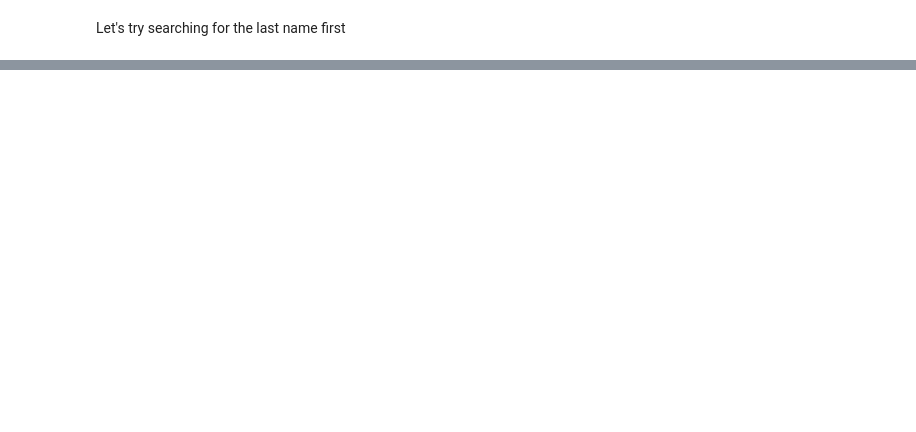
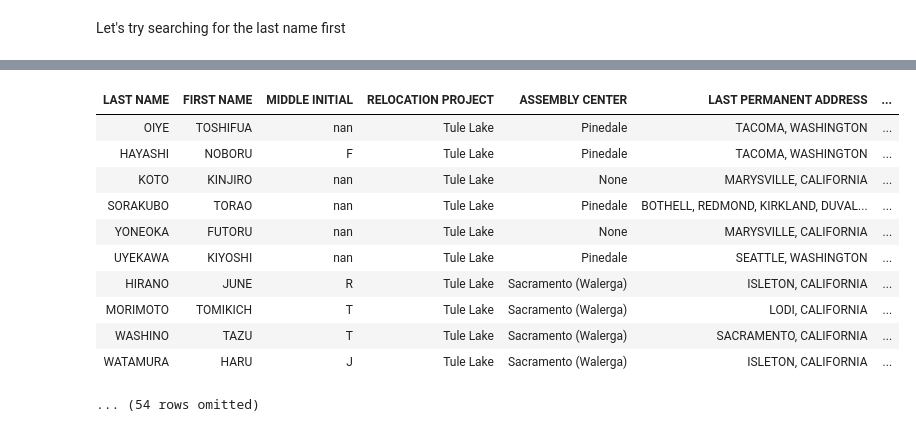
Before and after one commit to data-8/history-88, a Jupyter notebook: query_students.ipynb, the cells around one changed output, grey strips where cells are left out. Drawn from its saved outputs; the diff is of its cells as text; code cells hidden in the pictures; blank space fills up the shorter version.

```diff
--- a/query_students.ipynb
+++ b/query_students.ipynb
@@ -45,0 +86,15 @@ project_counts.barh('RELOCATION PROJECT')
+# %%
+potential_news_writers
+# %% [output]
+| LAST NAME | FIRST NAME | MIDDLE INITIAL | RELOCATION PROJECT | ASSEMBLY CENTER | LAST PERMANENT ADDRESS | ... |
+| OIYE | TOSHIFUA | nan | Tule Lake | Pinedale | TACOMA, WASHINGTON | ... |
+| HAYASHI | NOBORU | F | Tule Lake | Pinedale | TACOMA, WASHINGTON | ... |
+| KOTO | KINJIRO | nan | Tule Lake | None | MARYSVILLE, CALIFORNIA | ... |
+| SORAKUBO | TORAO | nan | Tule Lake | Pinedale | BOTHELL, REDMOND, KIRKLAND, DUVAL... | ... |
+| YONEOKA | FUTORU | nan | Tule Lake | None | MARYSVILLE, CALIFORNIA | ... |
+| UYEKAWA | KIYOSHI | nan | Tule Lake | Pinedale | SEATTLE, WASHINGTON | ... |
+| HIRANO | JUNE | R | Tule Lake | Sacramento (Walerga) | ISLETON, CALIFORNIA | ... |
+| MORIMOTO | TOMIKICH | T | Tule Lake | Sacramento (Walerga) | LODI, CALIFORNIA | ... |
+| WASHINO | TAZU | T | Tule Lake | Sacramento (Walerga) | SACRAMENTO, CALIFORNIA | ... |
+| WATAMURA | HARU | J | Tule Lake | Sacramento (Walerga) | ISLETON, CALIFORNIA | ... |
+... (54 rows omitted)
```
Also changed, not shown: parts of 11 cells of this notebook, 2 other files.
